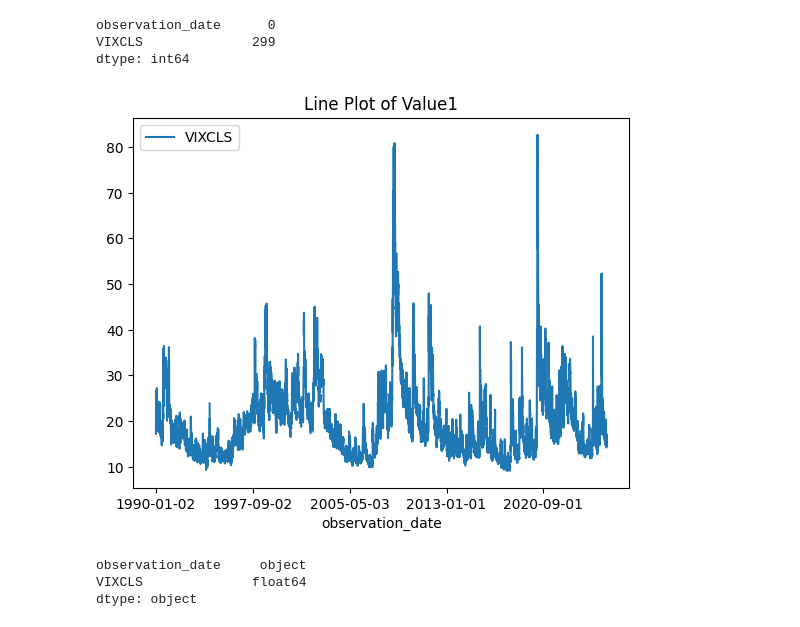
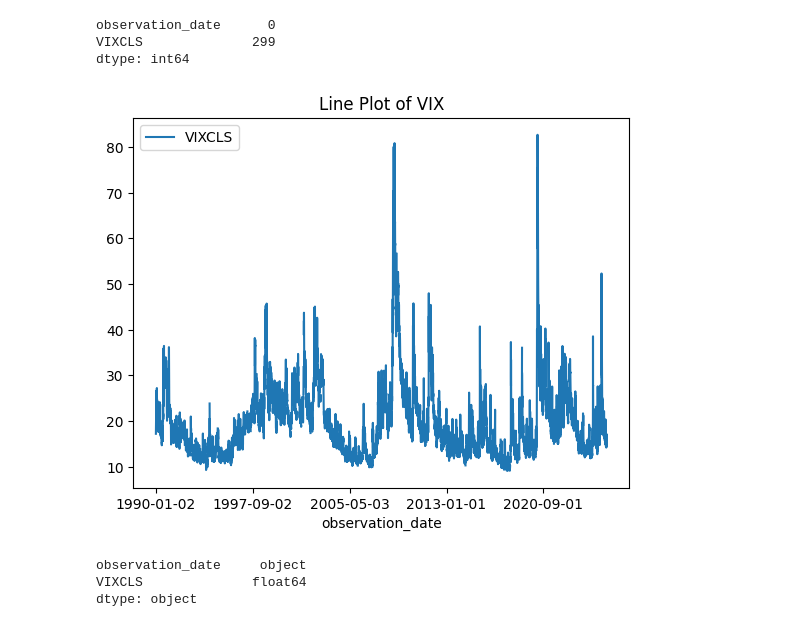
Before and after one commit to katelync12/HomeCast, a Jupyter notebook: vix.ipynb, the cells around one changed output. Saved outputs shown, nothing was run; the diff lists cells and outputs as text; code cells hidden in the pictures.

Commit message:
graphs

```diff
--- a/vix.ipynb
+++ b/vix.ipynb
@@ -24,10 +24,10 @@ observation_date      0
 VIXCLS              299
 dtype: int64
 # %%
-df.plot(x='observation_date', y='VIXCLS', title='Line Plot of Value1')
+df.plot(x='observation_date', y='VIXCLS', title='Line Plot of VIX')
 plt.show()
 # %% [output]
-[figure, old version]
+[figure, new version]
 # %%
 df.dtypes
 # %% [output]
```
Also changed, not shown: parts of 4 cells of this notebook.
